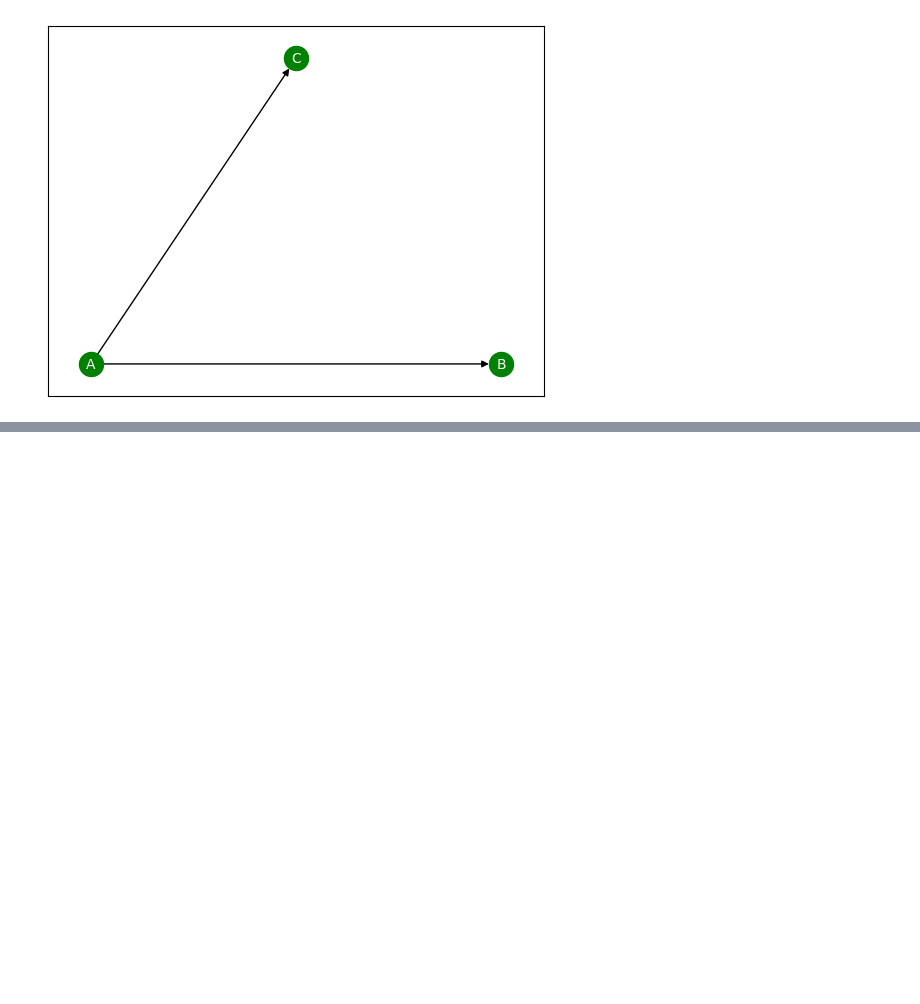
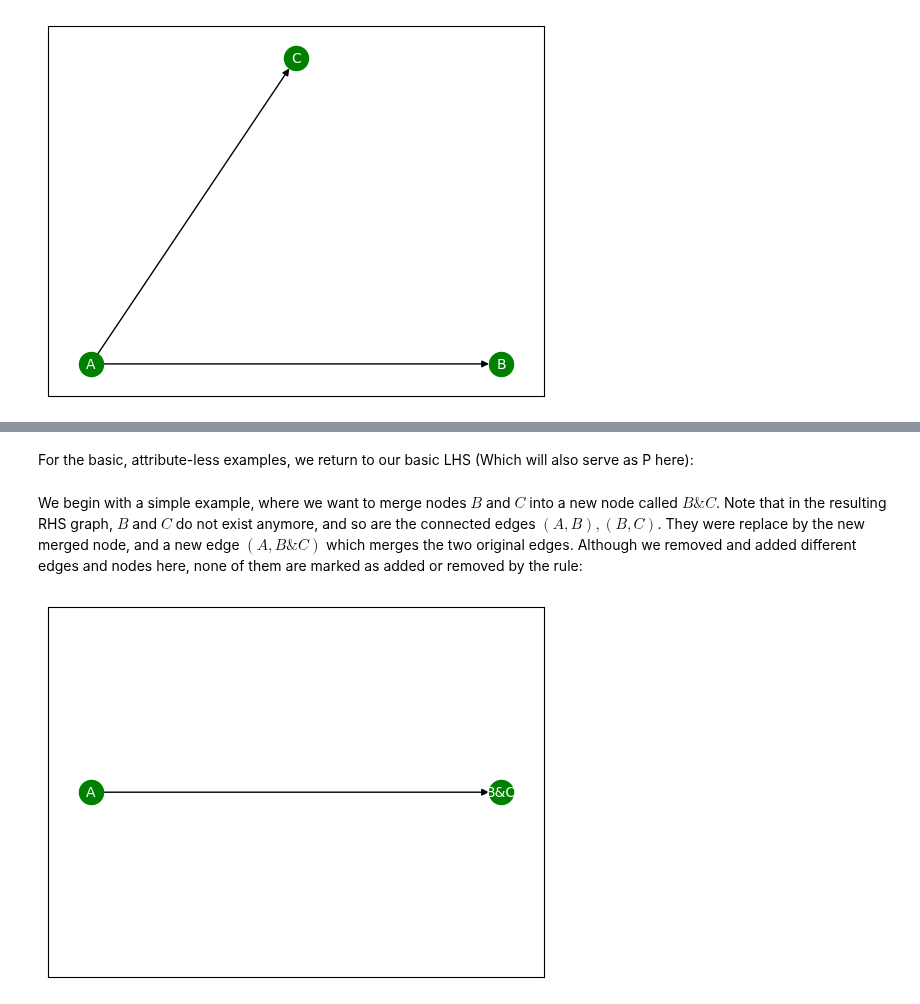
Before and after one commit to DeanLight/graph_rewrite, a Jupyter notebook: nbs/05_rules.ipynb, the cells around one changed output, grey strips where cells are left out. Cells and saved outputs as stored; diff of their text form; code cells hidden in the pictures; blank space fills up the shorter version.

```diff
--- a/nbs/05_rules.ipynb
+++ b/nbs/05_rules.ipynb
@@ -490,0 +630,12 @@ _assert_rule(lhs, rhs=rhs, nodes_merge={'A&B': {'A','B'}},
+# %% [markdown]
+For the basic, attribute-less examples, we return to our basic LHS (Which will also serve as P here):
+# %%
+lhs = _create_graph(['A', 'B', 'C'], [('A','B'), ('A','C')])
+# %% [markdown]
+We begin with a simple example, where we want to merge nodes $B$ and $C$ into a new node called $B\&C$. Note that in the resulting RHS graph, $B$ and $C$ do not exist anymore, and so are the connected edges $(A,B),(B,C)$. They were replace by the new merged node, and a new edge $(A,B\&C)$ which merges the two original edges. Although we removed and added different edges and nodes here, none of them are marked as added or removed by the rule:
+# %%
+rhs = _create_graph(['A', 'B&C'], [('A','B&C')])
+_plot_graph(rhs)
+_assert_rule(lhs, rhs=rhs, nodes_merge={'B&C': {'B','C'}})
+# %% [output]
+[figure, added]
```
Also changed, not shown: parts of 103 cells of this notebook, 3 other files.
